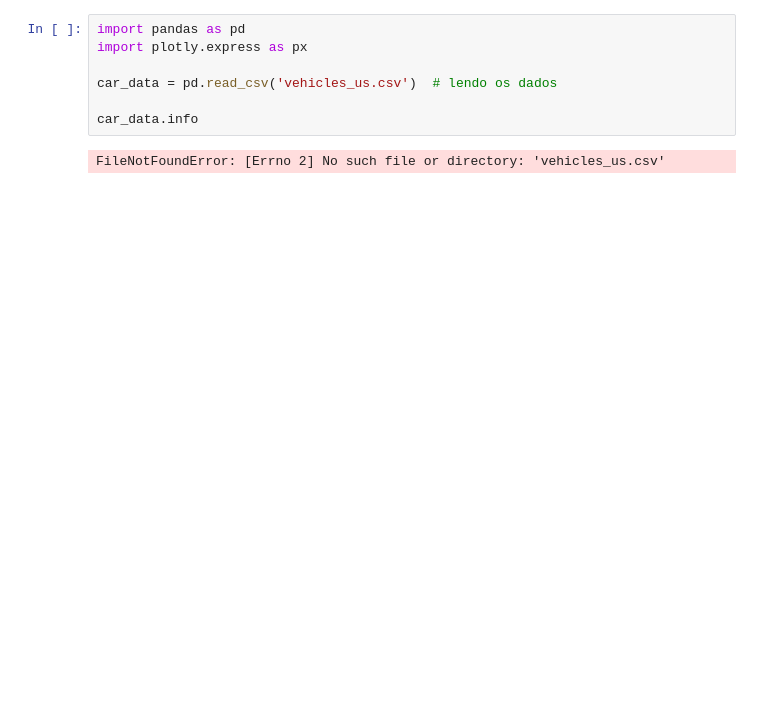
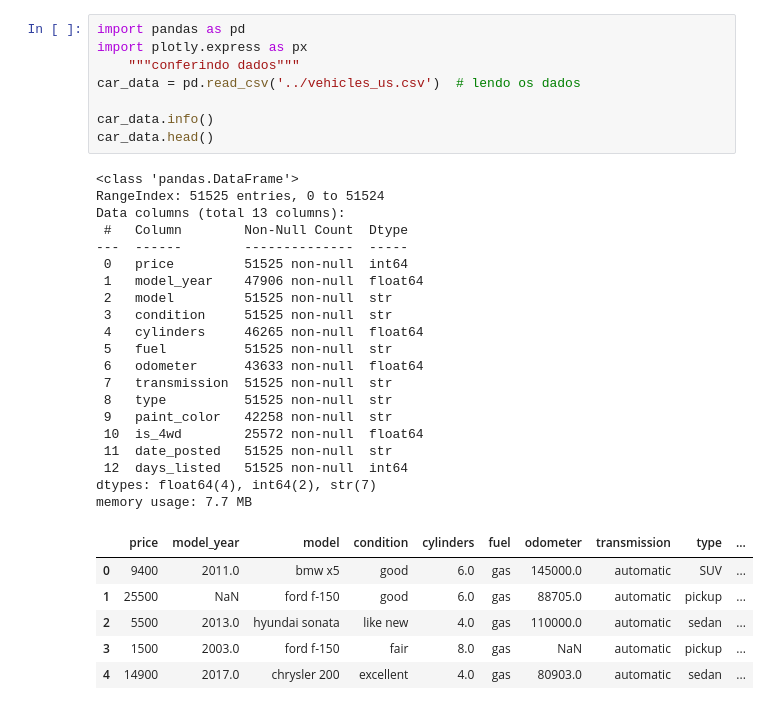
Before and after one commit to AndreT19/Car_crib, a Jupyter notebook: Notebooks/EDA.ipynb, the cells around one changed output. Saved outputs shown, nothing was run; the diff lists cells and outputs as text; blank space fills up the shorter version.

```diff
--- a/Notebooks/EDA.ipynb
+++ b/Notebooks/EDA.ipynb
@@ -1,9 +1,35 @@
 # %%
 import pandas as pd
 import plotly.express as px
+    """conferindo dados"""
+car_data = pd.read_csv('../vehicles_us.csv')  # lendo os dados
 
-car_data = pd.read_csv('vehicles_us.csv')  # lendo os dados
-
-car_data.info
+car_data.info()
+car_data.head()
 # %% [output]
-FileNotFoundError: [Errno 2] No such file or directory: 'vehicles_us.csv'
+<class 'pandas.DataFrame'>
+RangeIndex: 51525 entries, 0 to 51524
+Data columns (total 13 columns):
+ #   Column        Non-Null Count  Dtype
+---  ------        --------------  -----
+ 0   price         51525 non-null  int64
+ 1   model_year    47906 non-null  float64
+ 2   model         51525 non-null  str
+ 3   condition     51525 non-null  str
+ 4   cylinders     46265 non-null  float64
+ 5   fuel          51525 non-null  str
+ 6   odometer      43633 non-null  float64
+ 7   transmission  51525 non-null  str
+ 8   type          51525 non-null  str
+ 9   paint_color   42258 non-null  str
+ 10  is_4wd        25572 non-null  float64
+ 11  date_posted   51525 non-null  str
+ 12  days_listed   51525 non-null  int64
+dtypes: float64(4), int64(2), str(7)
+memory usage: 7.7 MB
+|  | price | model_year | model | condition | cylinders | fuel | odometer | transmission | type | ... |
+| 0 | 9400 | 2011.0 | bmw x5 | good | 6.0 | gas | 145000.0 | automatic | SUV | ... |
+| 1 | 25500 | NaN | ford f-150 | good | 6.0 | gas | 88705.0 | automatic | pickup | ... |
+| 2 | 5500 | 2013.0 | hyundai sonata | like new | 4.0 | gas | 110000.0 | automatic | sedan | ... |
+| 3 | 1500 | 2003.0 | ford f-150 | fair | 8.0 | gas | NaN | automatic | pickup | ... |
+| 4 | 14900 | 2017.0 | chrysler 200 | excellent | 4.0 | gas | 80903.0 | automatic | sedan | ... |
```
Also changed, not shown: parts of 2 cells of this notebook.
